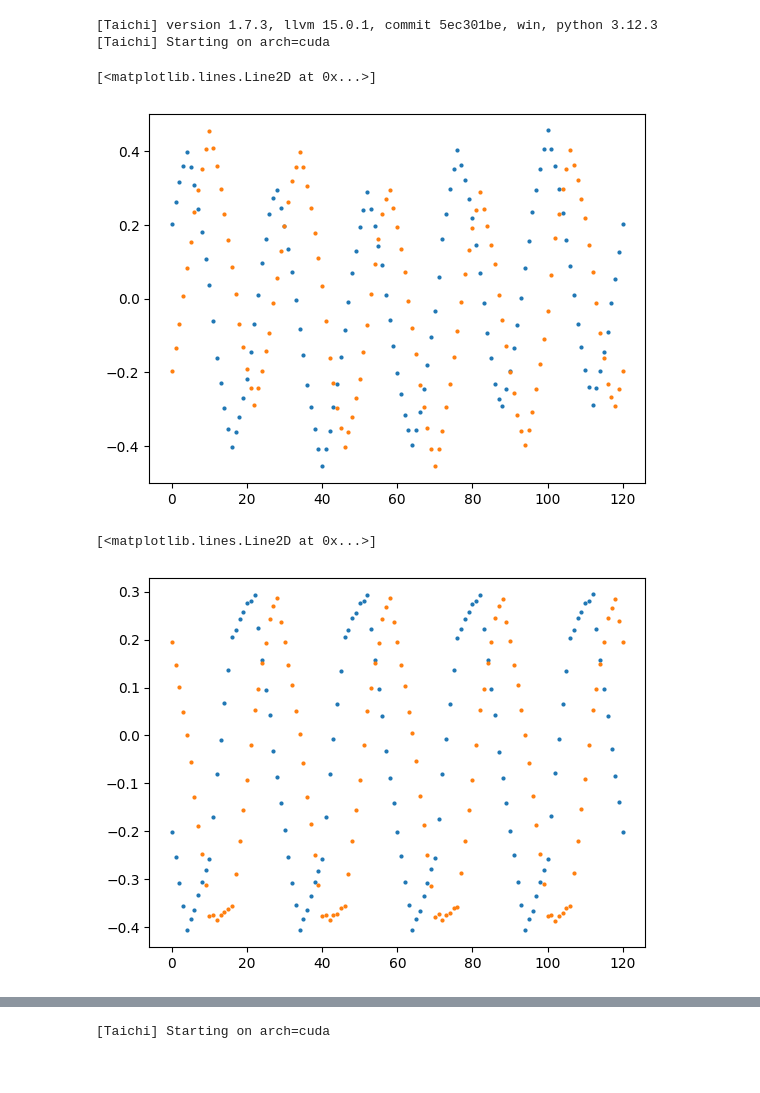
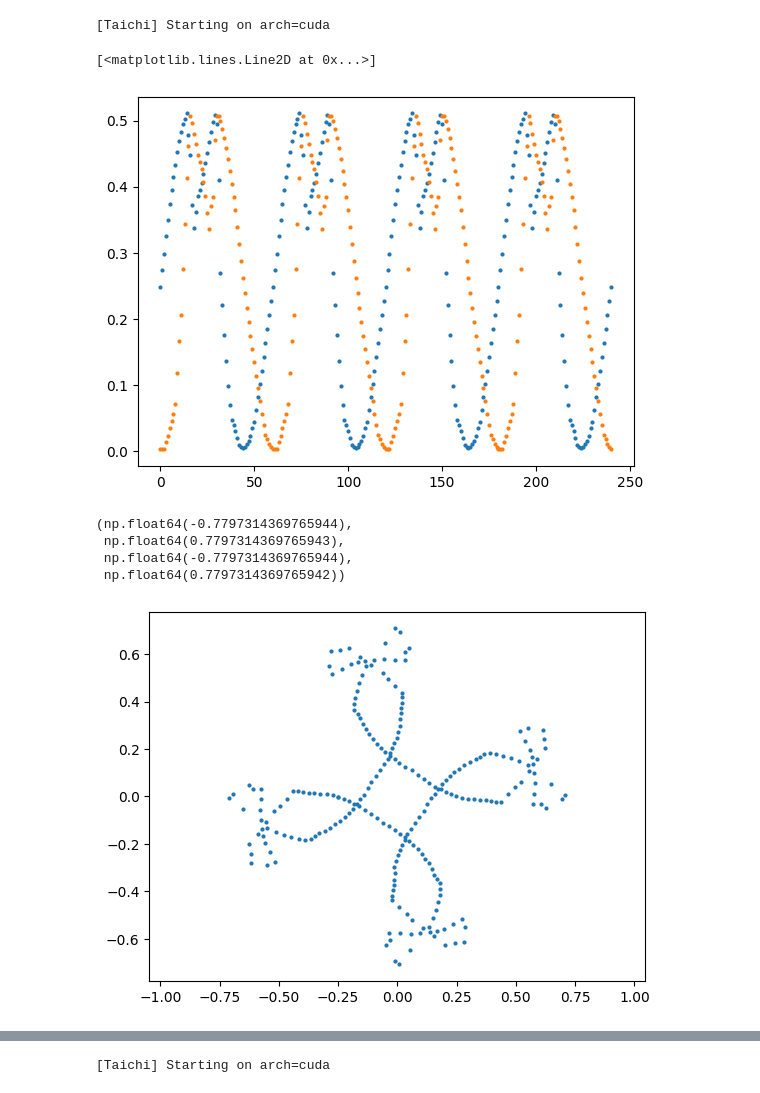
Before and after one commit to ShengzhiWu/moving-sofa-problem, a Jupyter notebook: src/制作动画_房间进化.ipynb, the cells around one changed output, grey strips where cells are left out. Drawn from its saved outputs; the diff is of its cells as text; code cells hidden in the pictures.

```diff
--- a/src/制作动画_房间进化.ipynb
+++ b/src/制作动画_房间进化.ipynb
@@ -1,26 +1,25 @@
 # %%
 import numpy as np
 import matplotlib.pyplot as plt
 import taichi as ti
 from utils import get_sofa
 from PIL import Image
 
 ti.init(arch=ti.gpu)
 
-path, file_name = '../trajectory/能让四分支旋转一周的房间_1/', 'sofa_600.npy'
+path, file_name = '../trajectory/能让L形旋转一周的房间_0/', 'sofa_1000.npy'
 
 # 载入轨迹数据
 xs, ys, rotations = np.load(path + file_name)
 
 # 数据点
 plt.plot(xs, 'o', markersize=2)
 plt.plot(ys, 'o', markersize=2)
 # plt.plot(rotations, 'o', markersize=2)
 # %% [output]
-[Taichi] version 1.7.3, llvm 15.0.1, commit 5ec301be, win, python 3.12.3
 [Taichi] Starting on arch=cuda
 [<matplotlib.lines.Line2D at 0x...>]
-[figure, old version]
+[figure, new version]
 # %%
 xs_inv_1 = []
 ys_inv_1 = []
@@ -36,11 +35,14 @@ for x, y, angle in zip(-xs, -ys, rotations_inv_1):
 xs_inv_1 = np.array(xs_inv_1)
 ys_inv_1 = np.array(ys_inv_1)
 
-plt.plot(xs_inv_1, 'o', markersize=2)
-plt.plot(ys_inv_1, 'o', markersize=2)
+plt.plot(xs_inv_1, ys_inv_1, 'o', markersize=2)
+plt.axis('equal')
 # %% [output]
-[<matplotlib.lines.Line2D at 0x...>]
+(np.float64(-0.7797314369765944),
+ np.float64(0.7797314369765943),
+ np.float64(-0.7797314369765944),
+ np.float64(0.7797314369765942))
-[figure, old version]
+[figure, new version]
 # %%
 def key_function(xs, ys, rotations):  # 要求这个函数单调递增来重新采样
     return np.arange(len(xs))  # 不重新排序
```
Also changed, not shown: parts of 3 cells of this notebook, 1 other file.
